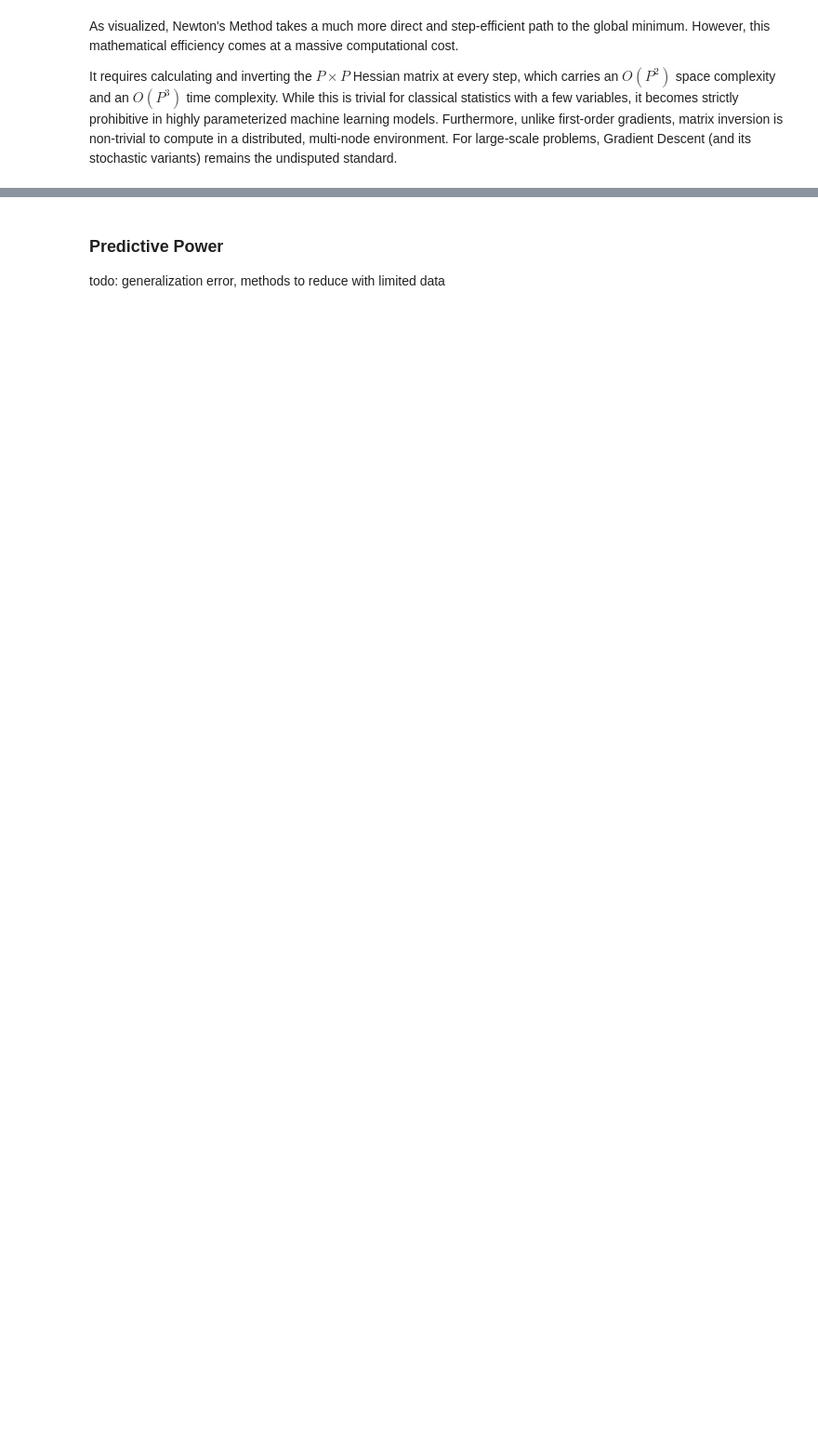
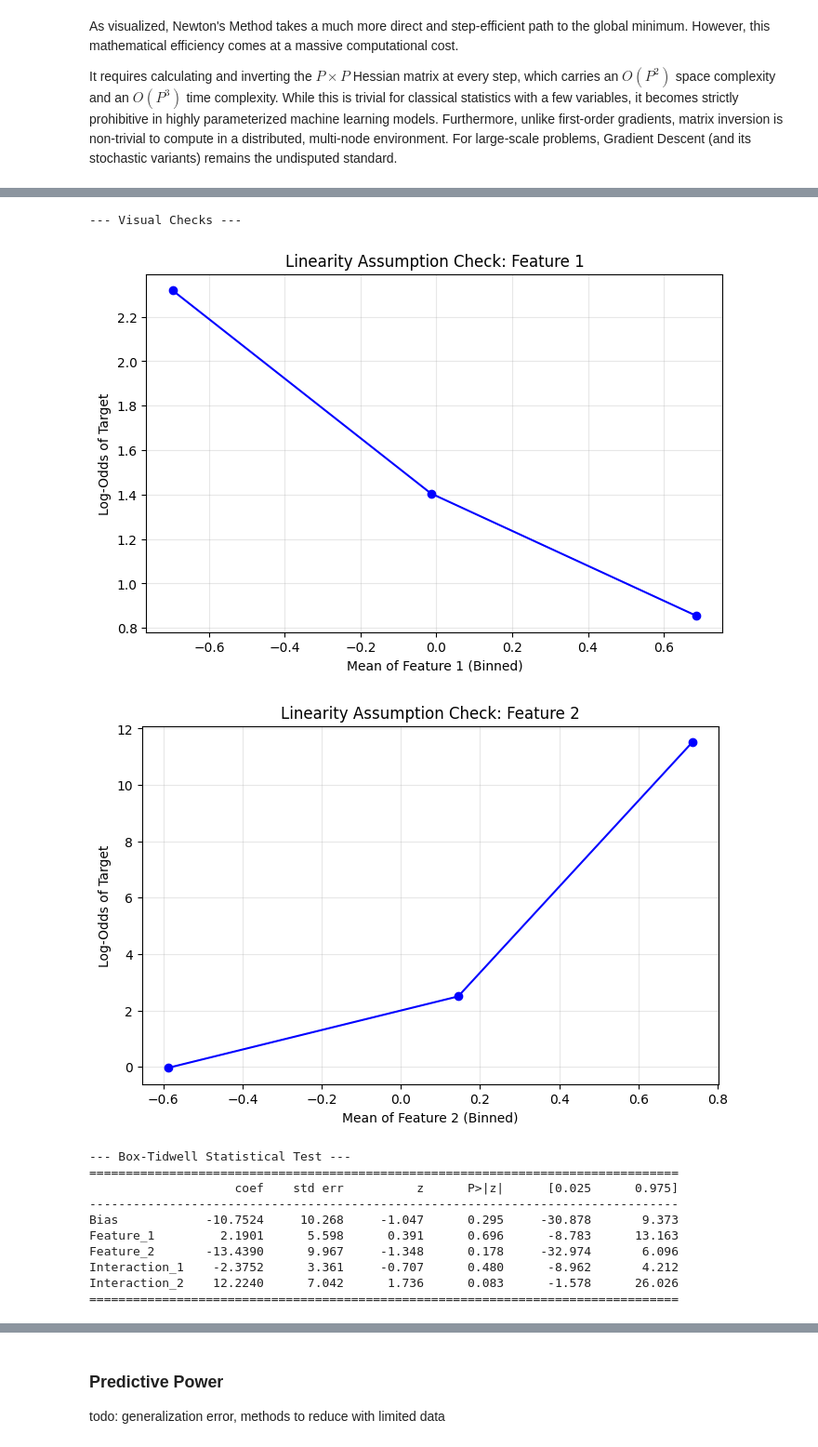
Before and after one commit to angelusualle/machine-learning, a Jupyter notebook: classification/linear-decision-boundaries/discriminative/logistic/logistic_regression.ipynb, the cells around one changed output, grey strips where cells are left out. Shown at 93% size. Drawn from its saved outputs; the diff is of its cells as text; code cells hidden in the pictures; blank space fills up the shorter version.

Commit message:
test for linear log-odds

```diff
--- a/classification/linear-decision-boundaries/discriminative/logistic/logistic_regression.ipynb
+++ b/classification/linear-decision-boundaries/discriminative/logistic/logistic_regression.ipynb
@@ -600,0 +611,64 @@ todo: validate assumptions for interpertability, what to do if they're violated,
+# %%
+import numpy as np
+import pandas as pd
+import matplotlib.pyplot as plt
+import statsmodels.api as sm
+
+def plot_binned_log_odds(feature, labels, feature_name="Feature", num_bins=3):
+    df = pd.DataFrame({'X': feature.flatten(), 'Y': labels.flatten()})
+    df['bin'] = pd.qcut(df['X'], q=num_bins, duplicates='drop')
+    grouped = df.groupby('bin', observed=False).agg({'X': 'mean', 'Y': 'mean'})
+
+    p = np.clip(grouped['Y'], 1e-5, 1 - 1e-5)
+    grouped['log_odds'] = np.log(p / (1 - p))
+
+    # 5. Plot
+    plt.figure(figsize=(8, 5))
+    plt.plot(grouped['X'], grouped['log_odds'], marker='o', linestyle='-', color='b')
+    plt.title(f"Linearity Assumption Check: {feature_name}")
+    plt.xlabel(f"Mean of {feature_name} (Binned)")
+    plt.ylabel("Log-Odds of Target")
+    plt.grid(True, alpha=0.3)
+    plt.show()
+print("--- Visual Checks ---")
+plot_binned_log_odds(data[:, 1], labels, feature_name="Feature 1")
+plot_binned_log_odds(data[:, 2], labels, feature_name="Feature 2")
+
+print("\n--- Box-Tidwell Statistical Test ---")
+
+# Shift features to be strictly positive to avoid log(negative) crash
+x1_shifted = data[:, 1] - np.min(data[:, 1]) + 1
+x2_shifted = data[:, 2] - np.min(data[:, 2]) + 1
+
+# Create the Box-Tidwell interaction terms: X * ln(X)
+interaction_1 = x1_shifted * np.log(x1_shifted)
+interaction_2 = x2_shifted * np.log(x2_shifted)
+
+# Build a dataframe for statsmodels
+df_bt = pd.DataFrame({
+    'Bias': data[:, 0],
+    'Feature_1': data[:, 1],
+    'Feature_2': data[:, 2],
+    'Interaction_1': interaction_1,
+    'Interaction_2': interaction_2
+})
+
+# Run the classical statsmodels Logistic Regression (Logit)
+bt_model = sm.Logit(labels, df_bt).fit(disp=False)
+
+# We only care about the p-values of the interaction terms!
+print(bt_model.summary().tables[1])
+# %% [output]
+--- Visual Checks ---
+[figure, added]
+[figure, added]
+--- Box-Tidwell Statistical Test ---
+=================================================================================
+                    coef    std err          z      P>|z|      [0.025      0.975]
+---------------------------------------------------------------------------------
+Bias            -10.7524     10.268     -1.047      0.295     -30.878       9.373
+Feature_1         2.1901      5.598      0.391      0.696      -8.783      13.163
+Feature_2       -13.4390      9.967     -1.348      0.178     -32.974       6.096
+Interaction_1    -2.3752      3.361     -0.707      0.480      -8.962       4.212
+Interaction_2    12.2240      7.042      1.736      0.083      -1.578      26.026
+=================================================================================
```
Also changed, not shown: parts of 14 cells of this notebook.
